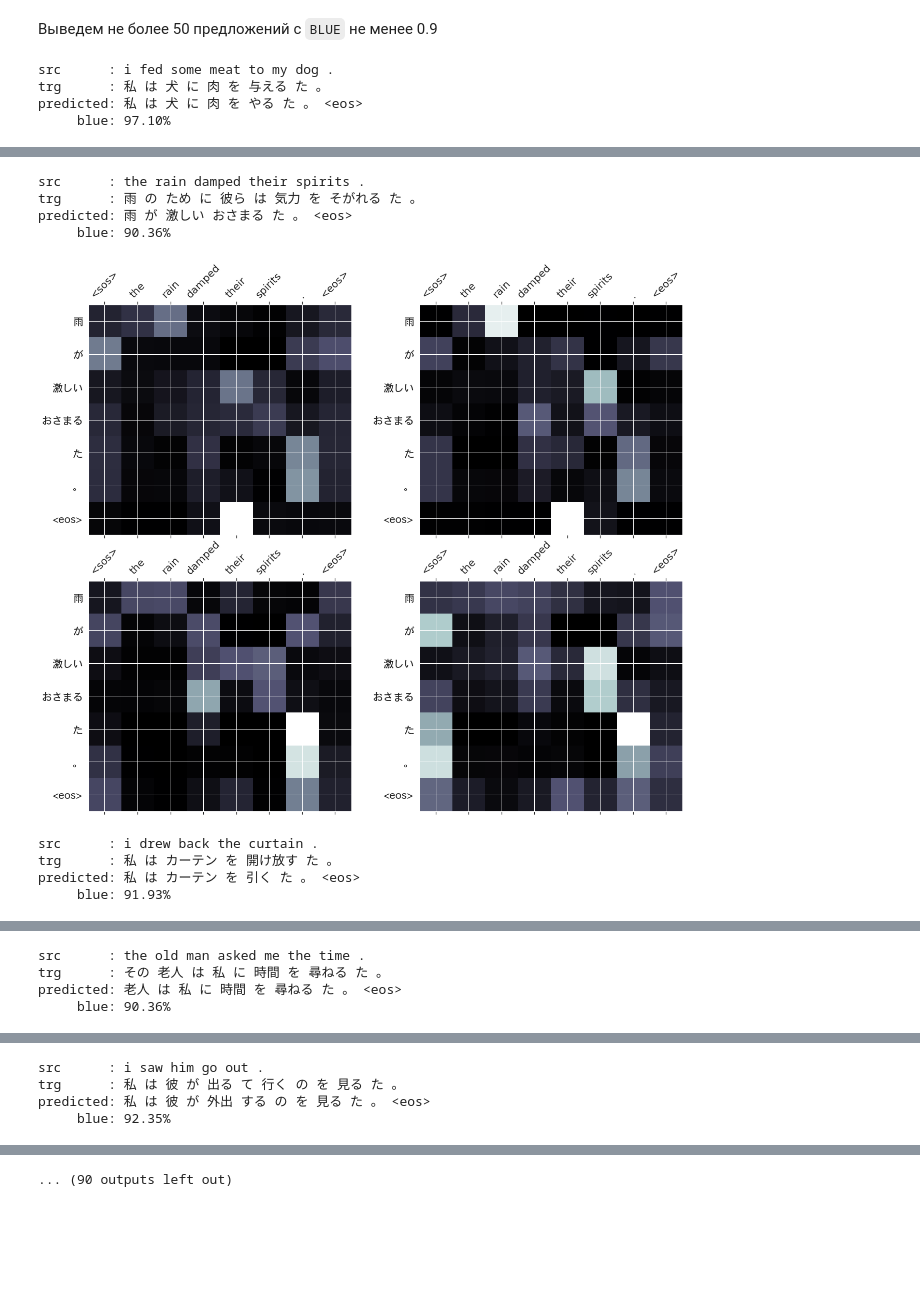
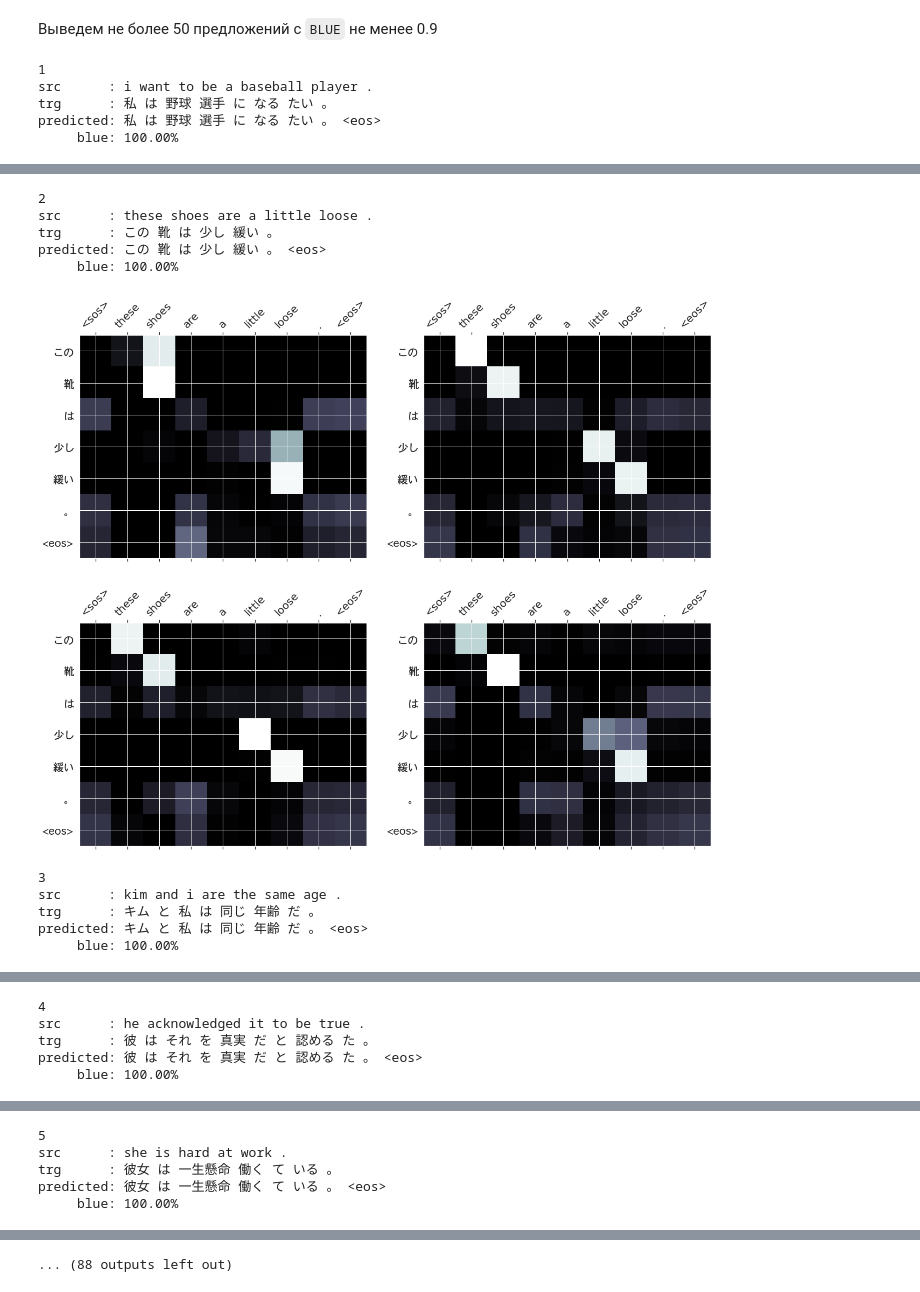
Before and after one commit to schokoro/AttentionNMT, a Jupyter notebook: en_jap_translate.ipynb, the cells around one changed output, grey strips where cells are left out. Saved outputs shown, nothing was run; the diff lists cells and outputs as text; code cells hidden in the pictures; blank space fills up the shorter version.

```diff
--- a/en_jap_translate.ipynb
+++ b/en_jap_translate.ipynb
@@ -97,7 +93,7 @@ B: 直ぐに{すぐに} 戻る{戻ります}
 Для токенизации английского языка будем использовать spacy, для японского - токенизатор janome. Для англо-японского перевода будет лучше, если японский текст мы развернём задом наперёд. Просто поверьте. Или можете проверить. Соответственно, при переводе нам будет необходимо развернуть переведённый текст обратно.
 # %%
 reverse_src = False
-reverse_trg = True
+reverse_trg = False
 # %%
 nlp = spacy.load("en_core_web_sm")
 jt = JTokenizer()
@@ -130,7 +126,7 @@ def trg_tokenize(text: str, reverse=reverse_trg) -> List[str]:
     Токенизирует японский текст, возвращает список токенов в обратном порядке
 
     """
-    tokens = [token.base_form for token in jt.tokenize(text)][: : -1]
+    tokens = [token.base_form for token in jt.tokenize(text)]
     if reverse:
         tokens.reverse()
     return tokens
@@ -231,7 +227,7 @@ TRG = Field(
 %%time
 trn_data_fields = [("src", SRC), ("trg", TRG)]
 
-dataset = torchtext.data.TabularDataset(
+dataset = TabularDataset(
     path='en_jap_corpus.csv',
     format='csv',
     skip_header=True,
@@ -527,7 +535,7 @@ predicted: 私 は イギリス へ 行く た こと が ない 。 <eos>
 idxs = list(range(len(test_data)))
 random.shuffle(idxs)
 
-count = 0
+count = 1
 
 for example_idx in idxs:
     example_idx = random.randint(0, 1219)
@@ -551,6 +559,8 @@ for example_idx in idxs:
         trg.reverse()
         translation.reverse()
 
+    print(count)
+
     print(f'src      : {" ".join(src)}')
     print(f'trg      : {" ".join(trg)}')
     print(f'predicted: {" ".join(translation)}')
@@ -561,7 +571,8 @@ for example_idx in idxs:
     if count > 50:
         break
 # %% [output]
-src      : i fed some meat to my dog .
-trg      : 私 は 犬 に 肉 を 与える た 。
-predicted: 私 は 犬 に 肉 を やる た 。 <eos>
-     blue: 97.10%
+1
+src      : i want to be a baseball player .
+trg      : 私 は 野球 選手 に なる たい 。
+predicted: 私 は 野球 選手 に なる たい 。 <eos>
+     blue: 100.00%
@@ -569,9 +580,11 @@ predicted: 私 は 犬 に 肉 を やる た 。 <eos>
-src      : the rain damped their spirits .
-trg      : 雨 の ため に 彼ら は 気力 を そがれる た 。
-predicted: 雨 が 激しい おさまる た 。 <eos>
-     blue: 90.36%
+2
+src      : these shoes are a little loose .
+trg      : この 靴 は 少し 緩い 。
+predicted: この 靴 は 少し 緩い 。 <eos>
+     blue: 100.00%
-[figure, old version]
+[figure, new version]
-src      : i drew back the curtain .
-trg      : 私 は カーテン を 開け放す た 。
-predicted: 私 は カーテン を 引く た 。 <eos>
-     blue: 91.93%
+3
+src      : kim and i are the same age .
+trg      : キム と 私 は 同じ 年齢 だ 。
+predicted: キム と 私 は 同じ 年齢 だ 。 <eos>
+     blue: 100.00%
@@ -579,4 +592,5 @@ predicted: 私 は カーテン を 引く た 。 <eos>
-src      : the old man asked me the time .
-trg      : その 老人 は 私 に 時間 を 尋ねる た 。
-predicted: 老人 は 私 に 時間 を 尋ねる た 。 <eos>
-     blue: 90.36%
+4
+src      : he acknowledged it to be true .
+trg      : 彼 は それ を 真実 だ と 認める た 。
+predicted: 彼 は それ を 真実 だ と 認める た 。 <eos>
+     blue: 100.00%
@@ -584,4 +598,5 @@ predicted: 老人 は 私 に 時間 を 尋ねる た 。 <eos>
-src      : i saw him go out .
-trg      : 私 は 彼 が 出る て 行く の を 見る た 。
-predicted: 私 は 彼 が 外出 する の を 見る た 。 <eos>
-     blue: 92.35%
+5
+src      : she is hard at work .
+trg      : 彼女 は 一生懸命 働く て いる 。
+predicted: 彼女 は 一生懸命 働く て いる 。 <eos>
+     blue: 100.00%
@@ -594 +610 @@ predicted: 彼女 は そこ に 何 年 も 住む で いる た 。 <eos>
-... (90 outputs left out)
+... (88 outputs left out)
```
Also changed, not shown: parts of 34 cells of this notebook.
